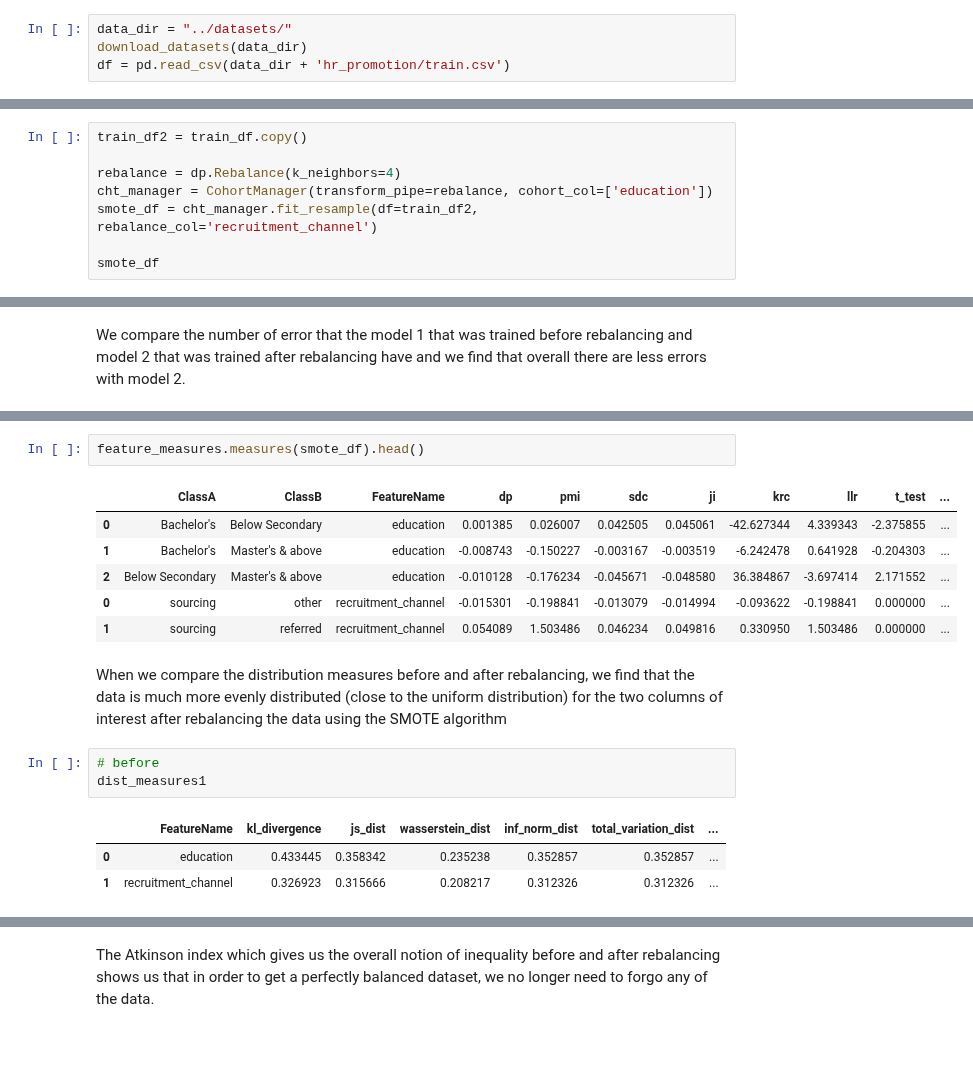
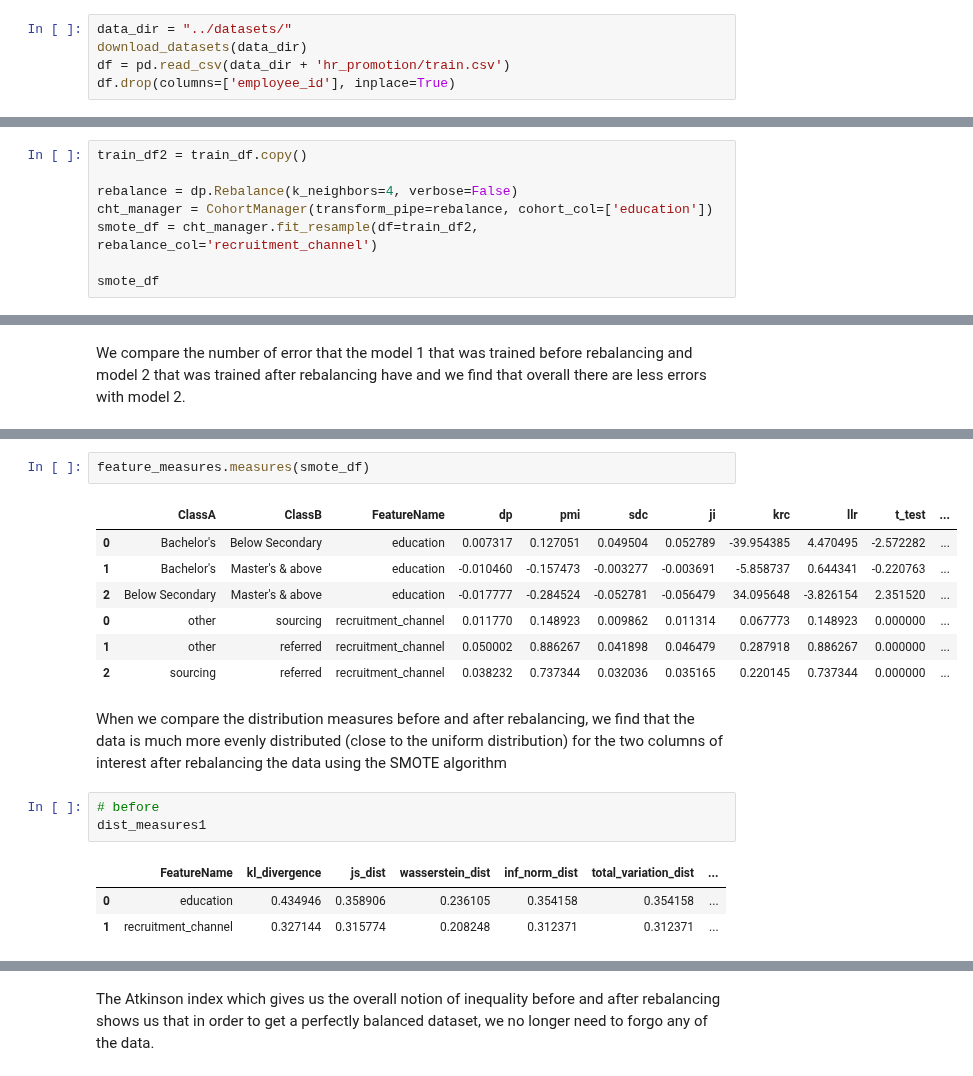
Before and after one commit to microsoft/responsible-ai-toolbox-mitigations, a Jupyter notebook: notebooks/data_balance_e2e.ipynb, the cells around one changed output, grey strips where cells are left out. Saved outputs shown, nothing was run; the diff lists cells and outputs as text; blank space fills up the shorter version.

```diff
--- a/notebooks/data_balance_e2e.ipynb
+++ b/notebooks/data_balance_e2e.ipynb
@@ -37,6 +38,7 @@ Now we import the tabular dataset that we will look at in the example, we load i
 data_dir = "../datasets/"
 download_datasets(data_dir)
 df = pd.read_csv(data_dir + 'hr_promotion/train.csv')
+df.drop(columns=['employee_id'], inplace=True)
 # %%
 df
 # %% [output]
@@ -291,7 +337,7 @@ In the next cell, we will rebalance our dataset using the `recruitment_channel`
 # %%
 train_df2 = train_df.copy()
 
-rebalance = dp.Rebalance(k_neighbors=4)
+rebalance = dp.Rebalance(k_neighbors=4, verbose=False)
 cht_manager = CohortManager(transform_pipe=rebalance, cohort_col=['education'])
 smote_df = cht_manager.fit_resample(df=train_df2, rebalance_col='recruitment_channel')
 
@@ -488,12 +515,13 @@ feat_measures1.head()
 # %%
-feature_measures.measures(smote_df).head()
+feature_measures.measures(smote_df)
 # %% [output]
 |  | ClassA | ClassB | FeatureName | dp | pmi | sdc | ji | krc | llr | t_test | ... |
-| 0 | Bachelor's | Below Secondary | education | 0.001385 | 0.026007 | 0.042505 | 0.045061 | -42.627344 | 4.339343 | -2.375855 | ... |
-| 1 | Bachelor's | Master's & above | education | -0.008743 | -0.150227 | -0.003167 | -0.003519 | -6.242478 | 0.641928 | -0.204303 | ... |
-| 2 | Below Secondary | Master's & above | education | -0.010128 | -0.176234 | -0.045671 | -0.048580 | 36.384867 | -3.697414 | 2.171552 | ... |
-| 0 | sourcing | other | recruitment_channel | -0.015301 | -0.198841 | -0.013079 | -0.014994 | -0.093622 | -0.198841 | 0.000000 | ... |
-| 1 | sourcing | referred | recruitment_channel | 0.054089 | 1.503486 | 0.046234 | 0.049816 | 0.330950 | 1.503486 | 0.000000 | ... |
+| 0 | Bachelor's | Below Secondary | education | 0.007317 | 0.127051 | 0.049504 | 0.052789 | -39.954385 | 4.470495 | -2.572282 | ... |
+| 1 | Bachelor's | Master's & above | education | -0.010460 | -0.157473 | -0.003277 | -0.003691 | -5.858737 | 0.644341 | -0.220763 | ... |
+| 2 | Below Secondary | Master's & above | education | -0.017777 | -0.284524 | -0.052781 | -0.056479 | 34.095648 | -3.826154 | 2.351520 | ... |
+| 0 | other | sourcing | recruitment_channel | 0.011770 | 0.148923 | 0.009862 | 0.011314 | 0.067773 | 0.148923 | 0.000000 | ... |
+| 1 | other | referred | recruitment_channel | 0.050002 | 0.886267 | 0.041898 | 0.046479 | 0.287918 | 0.886267 | 0.000000 | ... |
+| 2 | sourcing | referred | recruitment_channel | 0.038232 | 0.737344 | 0.032036 | 0.035165 | 0.220145 | 0.737344 | 0.000000 | ... |
 # %% [markdown]
 When we compare the distribution measures before and after rebalancing, we find that the data is much more evenly distributed (close to the uniform distribution) for the two columns of interest after rebalancing the data using the SMOTE algorithm
 # %%
@@ -501,8 +529,8 @@ When we compare the distribution measures before and after rebalancing, we find
 dist_measures1
 # %% [output]
 |  | FeatureName | kl_divergence | js_dist | wasserstein_dist | inf_norm_dist | total_variation_dist | ... |
-| 0 | education | 0.433445 | 0.358342 | 0.235238 | 0.352857 | 0.352857 | ... |
-| 1 | recruitment_channel | 0.326923 | 0.315666 | 0.208217 | 0.312326 | 0.312326 | ... |
+| 0 | education | 0.434946 | 0.358906 | 0.236105 | 0.354158 | 0.354158 | ... |
+| 1 | recruitment_channel | 0.327144 | 0.315774 | 0.208248 | 0.312371 | 0.312371 | ... |
 # %%
 # after
 dist_measures.measures(smote_df)
```
Also changed, not shown: parts of 30 cells of this notebook, 8 other files.
